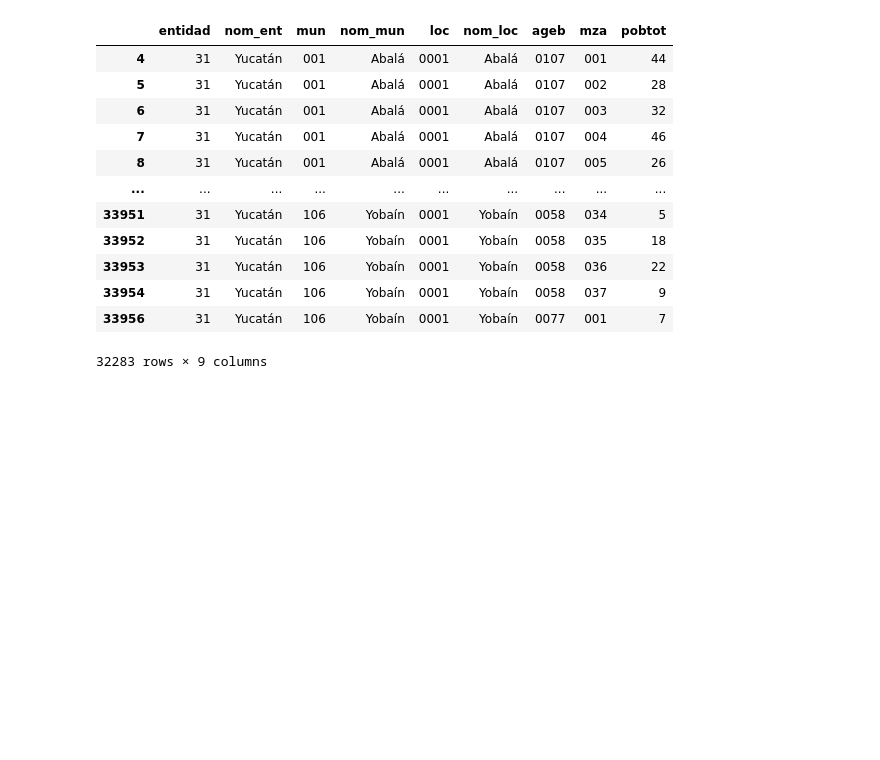
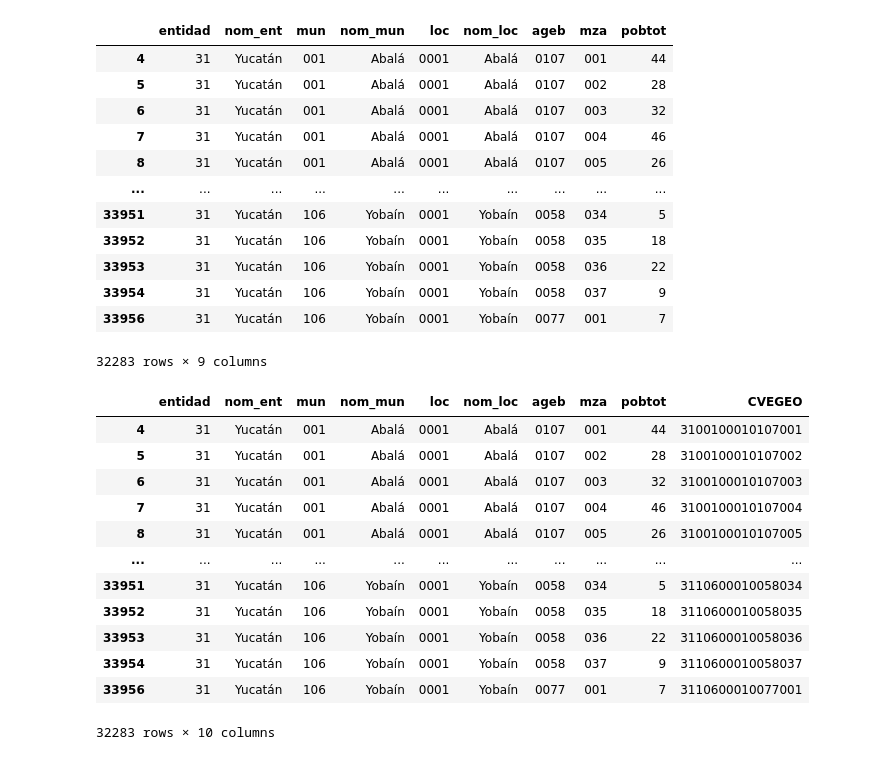
Before and after one commit to gperaza/road-network, a Jupyter notebook: notebooks/working with geodataframes.ipynb, the cells around one changed output. Drawn from its saved outputs; the diff is of its cells as text; code cells hidden in the pictures; blank space fills up the shorter version.

Commit message:
concatenate yucatan_censo columns to create the CVEGEO column

```diff
--- a/notebooks/working with geodataframes.ipynb
+++ b/notebooks/working with geodataframes.ipynb
@@ -431,5 +399,28 @@ yucatan_censo
 | 33954 | 31 | Yucatán | 106 | Yobaín | 0001 | Yobaín | 0058 | 037 | 9 |
 | 33956 | 31 | Yucatán | 106 | Yobaín | 0001 | Yobaín | 0077 | 001 | 7 |
 32283 rows × 9 columns
-# %%
-yucatan_censo['CVEGEO'] = yucatan_censo['entidad'] + yucatan_censo['mun']
+# %%
+#change data type from int to string so we can manipulate data for equality for CVE_GEO
+yucatan_censo['entidad'] = yucatan_censo['entidad'].astype('str')
+yucatan_censo['mun'] = yucatan_censo['mun'].astype('str')
+yucatan_censo['loc'] = yucatan_censo['loc'].astype('str')
+yucatan_censo['mza'] = yucatan_censo['mza'].astype('str')
+# %%
+#concatenate columns to create the CVEGEO columns
+yucatan_censo['CVEGEO'] = yucatan_censo['entidad'] + yucatan_censo['mun'] + yucatan_censo['loc'] + yucatan_censo['ageb'] + yucatan_censo['mza']
+# %%
+yucatan_censo
+# %% [output]
+|  | entidad | nom_ent | mun | nom_mun | loc | nom_loc | ageb | mza | pobtot | CVEGEO |
+| 4 | 31 | Yucatán | 001 | Abalá | 0001 | Abalá | 0107 | 001 | 44 | 3100100010107001 |
+| 5 | 31 | Yucatán | 001 | Abalá | 0001 | Abalá | 0107 | 002 | 28 | 3100100010107002 |
+| 6 | 31 | Yucatán | 001 | Abalá | 0001 | Abalá | 0107 | 003 | 32 | 3100100010107003 |
+| 7 | 31 | Yucatán | 001 | Abalá | 0001 | Abalá | 0107 | 004 | 46 | 3100100010107004 |
+| 8 | 31 | Yucatán | 001 | Abalá | 0001 | Abalá | 0107 | 005 | 26 | 3100100010107005 |
+| ... | ... | ... | ... | ... | ... | ... | ... | ... | ... | ... |
+| 33951 | 31 | Yucatán | 106 | Yobaín | 0001 | Yobaín | 0058 | 034 | 5 | 3110600010058034 |
+| 33952 | 31 | Yucatán | 106 | Yobaín | 0001 | Yobaín | 0058 | 035 | 18 | 3110600010058035 |
+| 33953 | 31 | Yucatán | 106 | Yobaín | 0001 | Yobaín | 0058 | 036 | 22 | 3110600010058036 |
+| 33954 | 31 | Yucatán | 106 | Yobaín | 0001 | Yobaín | 0058 | 037 | 9 | 3110600010058037 |
+| 33956 | 31 | Yucatán | 106 | Yobaín | 0001 | Yobaín | 0077 | 001 | 7 | 3110600010077001 |
+32283 rows × 10 columns
```
Also changed, not shown: parts of 3 cells of this notebook.
